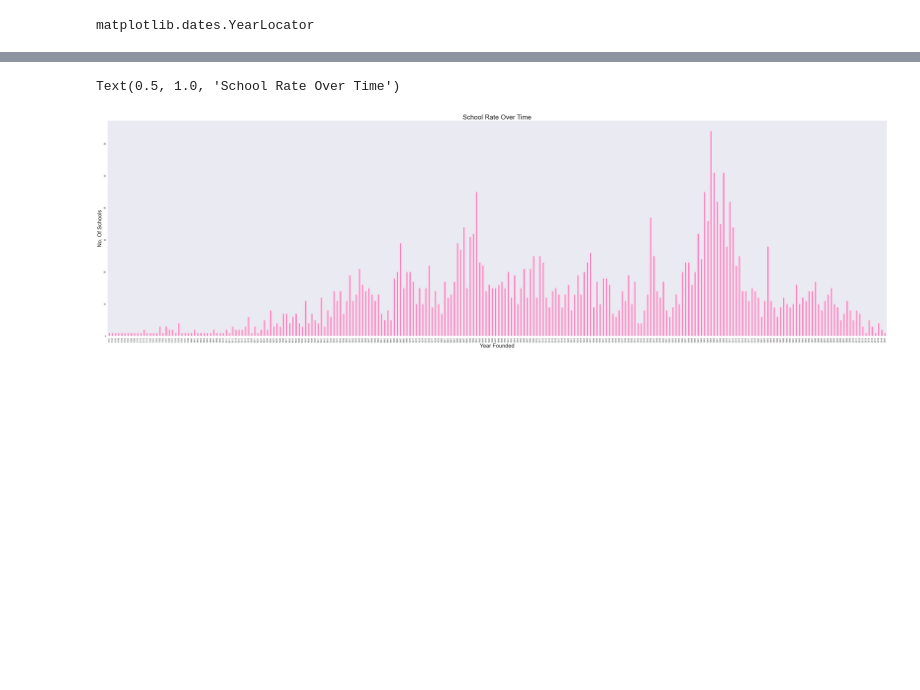
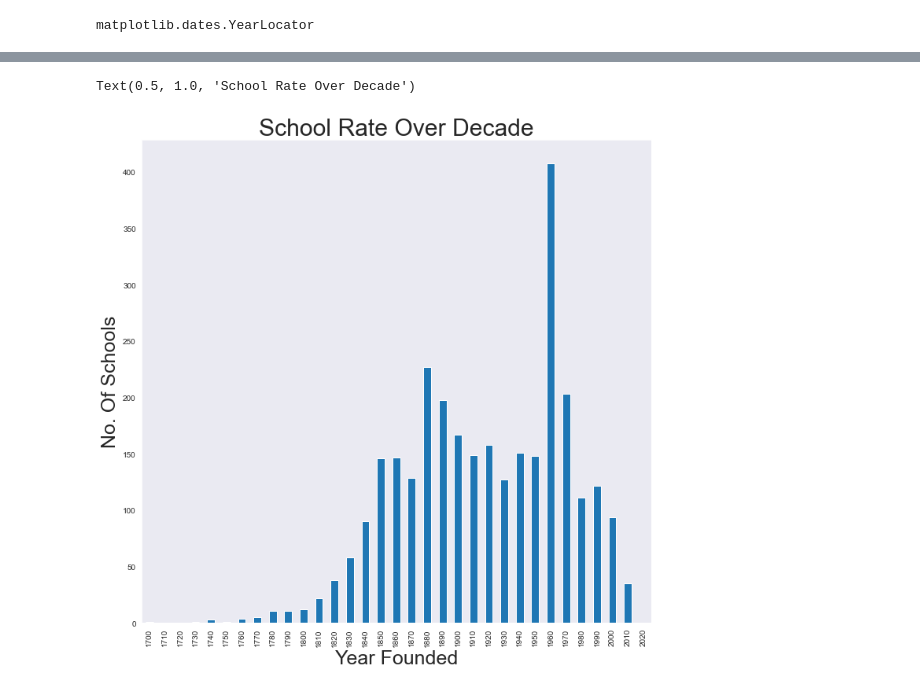
Before and after one commit to Kenth1997/EltonCollege, a Jupyter notebook: School-Rate.ipynb, the cells around one changed output, grey strips where cells are left out. Cells and saved outputs as stored; diff of their text form; code cells hidden in the pictures; blank space fills up the shorter version.

```diff
--- a/School-Rate.ipynb
+++ b/School-Rate.ipynb
@@ -20,8 +20,7 @@ dates.YearLocator
 # %% [output]
 matplotlib.dates.YearLocator
 # %%
-raw_data = pd.read_csv("rate.csv")
-bars = ('founded_in')
-gc = df['founded_in'].value_counts(sort=False)
-df.head()
+df = pd.read_csv('rate.csv')
+df['year'] = pd.cut(df['founded_in'].astype(int), range(1700,2020,10)).apply(lambda x:x.left)
+df.groupby('founded_in')['name'].count()
 # %% [output]
@@ -34,11 +40,11 @@ df.head()
 # %%
-plt.figure(figsize=(50,15))
+plt.figure(figsize=(10,10))
 sns.set_style("dark")
 plt.rcParams["figure.autolayout"] = True
-gc.plot(kind='bar',color='xkcd:pink')
+df.groupby('year')['name'].count().plot.bar()
 pylab.xlabel('Year Founded',fontsize=25)
 pylab.ylabel('No. Of Schools',fontsize=25)
-pylab.title('School Rate Over Time',fontsize=30)
+pylab.title('School Rate Over Decade',fontsize=30)
 # %% [output]
-Text(0.5, 1.0, 'School Rate Over Time')
+Text(0.5, 1.0, 'School Rate Over Decade')
-[figure, old version]
+[figure, new version]
```
Also changed, not shown: parts of 1 cell of this notebook.
